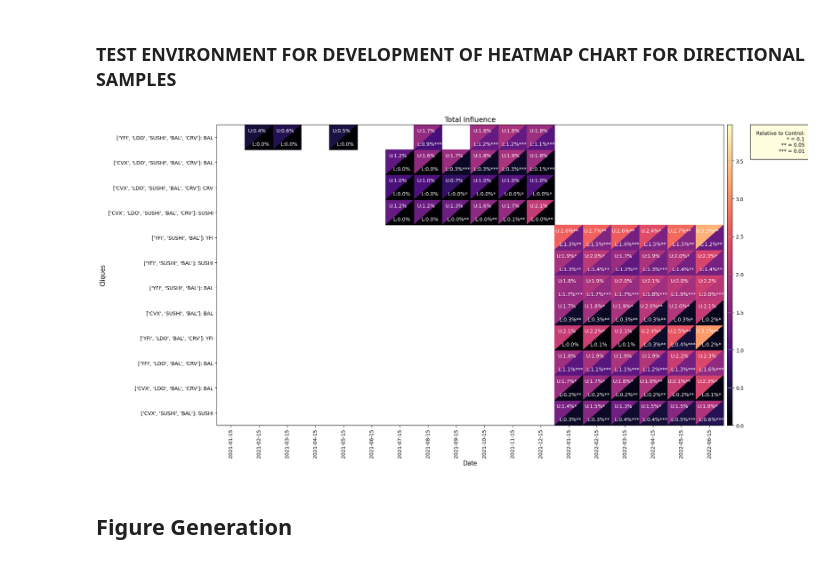
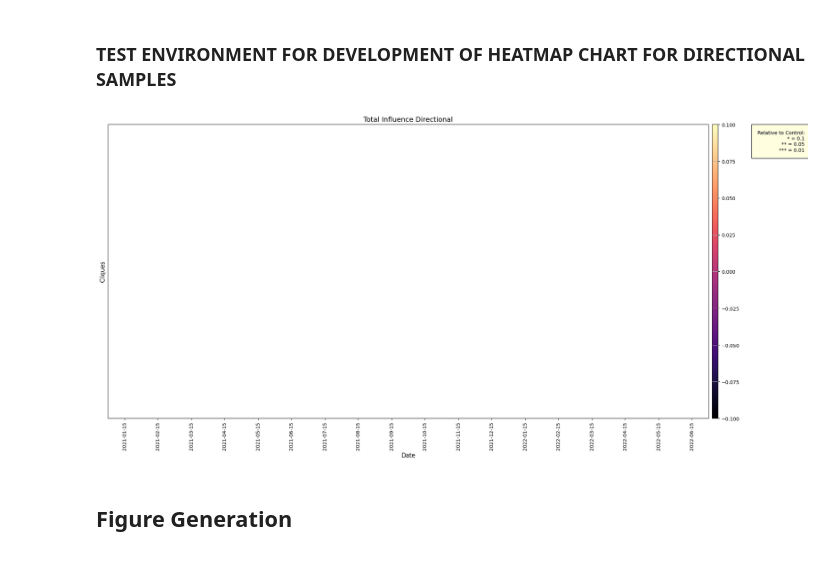
Before and after one commit to xm3van/research-project-erc20-governance, a Jupyter notebook: notebooks/clique_analysis_visualisation_directional.ipynb, the cells around one changed output. Saved outputs shown, nothing was run; the diff lists cells and outputs as text; code cells hidden in the pictures.

```diff
--- a/notebooks/clique_analysis_visualisation_directional.ipynb
+++ b/notebooks/clique_analysis_visualisation_directional.ipynb
@@ -54,20 +32,20 @@ fc_dict
 import pickle
 
 # Specify the path to the file containing the saved cliques data
-clique_data_path = '../data/cliques_data_class.pkl'
+clique_data_path = '../output/cliques/metrics/cliques_data_5e-06.pkl'
 clique_data = CliquesData(clique_data_path)
-
 
 # Use the metric_names attribute from CliquesData
 metric_names = clique_data.metric_names
 
 # Initialize an empty dictionary to store DataFrames for each metric
 metric_dataframes = {
-        'upper_bound': {'sample': {},'control': {},'pvalues': {}, 'sample_directional':{}, 'control_directional':{}, 'pvalues_directional':{}}, # change to adjust nomencalture to we upper to weak
-        'lower_bound': {'sample': {},'control': {},'pvalues': {}, 'sample_directional':{}, 'control_directional':{}, 'pvalues_directional':{}} # change to adjust nomencalture to we lower to strong
+        'weak_estimate': {'sample': {},'sample_population': {},'pvalues': {}, 'sample_directional':{}, 'sample_population_directional':{}, 'pvalues_directional':{}}, # change to adjust nomencalture to we upper to weak
+        'strong_estimate': {'sample': {},'sample_population': {},'pvalues': {}, 'sample_directional':{}, 'sample_population_directional':{}, 'pvalues_directional':{}} # change to adjust nomencalture to we lower to strong
     }
+
 # Create DataFrames for each metric
-for method in ['upper_bound', 'lower_bound']:
-    for group in ['sample', 'control', 'pvalues', 'sample_directional', 'control_directional', 'pvalues_directional']:
+for method in ['weak_estimate', 'strong_estimate']:
+    for group in ['sample', 'sample_population', 'pvalues', 'sample_directional', 'sample_population_directional','pvalues_directional' ]:
         for metric_name in metric_names:
             metric_dataframes[method][group][metric_name] = clique_data.get_metric_data(method, group, metric_name)
@@ -89,17 +84,17 @@ def plot_heatmap_chart_directional(metric_dataframes, metric_name, pct=True, log
         unit = ''
 
     if log:
-        df_u = np.log10(metric_dataframes['upper_bound']['sample_directional'][metric_name]) * multiplier
-        df_l = np.log10(metric_dataframes['lower_bound']['sample_directional'][metric_name]) * multiplier
+        df_u = np.log10(metric_dataframes['weak_estimate']['sample_directional'][metric_name]) * multiplier
+        df_l = np.log10(metric_dataframes['strong_estimate']['sample_directional'][metric_name]) * multiplier
     else:
-        df_u = metric_dataframes['upper_bound']['sample_directional'][metric_name] * multiplier
-        df_l = metric_dataframes['lower_bound']['sample_directional'][metric_name] * multiplier
+        df_u = metric_dataframes['weak_estimate']['sample_directional'][metric_name] * multiplier
+        df_l = metric_dataframes['strong_estimate']['sample_directional'][metric_name] * multiplier
 
-    df_pv_u = metric_dataframes['upper_bound']['pvalues_directional'][metric_name]
-    df_pv_l = metric_dataframes['lower_bound']['pvalues_directional'][metric_name]
+    df_pv_u = metric_dataframes['weak_estimate']['pvalues_directional'][metric_name]
+    df_pv_l = metric_dataframes['strong_estimate']['pvalues_directional'][metric_name]
 
     # Reindex
-    df_index = metric_dataframes['upper_bound']['sample_directional'][metric_name]
+    df_index = metric_dataframes['weak_estimate']['sample_directional'][metric_name]
 
     # Find the index of the first occurrence (value > 1) in each column (snapshot)
     first_occurrence_indices = (df_index.T > 0).idxmax()
@@ -192,35 +187,35 @@ def plot_heatmap_chart_directional(metric_dataframes, metric_name, pct=True, log
     divider = make_axes_locatable(ax)
     cax = divider.append_axes("right", size="1%", pad=0.1)
     cbar = plt.colorbar(ScalarMappable(norm=norm, cmap=cmap), cax=cax, orientation='vertical')
 
     # Significance box
     plt.text(1.16, 0.98, 'Relative to Control:\n* = 0.1\n** = 0.05\n*** = 0.01',
              transform=ax.transAxes, fontsize=FONT_SIZE_TEXT,
              verticalalignment='top', horizontalalignment='right',
              bbox=dict(facecolor='lightyellow', alpha=1, pad=12))
 
     ax.set_xlim(0, len(df_u.columns))
     ax.set_ylim(0, len(df_u.index))
     ax.set_xlabel('Date', size=FONT_SIZE_LABEL)
     ax.set_ylabel('Cliques', size=FONT_SIZE_LABEL)
     ax.set_title(f'{metric_name.replace("_", " ").title()}', size=FONT_SIZE_TITLE)
     ax.set_xticks(np.arange(len(df_u.columns)) + 0.5)
     ax.set_xticklabels(df_u.columns, rotation=90, ha='center', size=FONT_SIZE_TEXT)
     ax.set_yticks(np.arange(len(df_u.index)) + 0.5)
     ax.set_yticklabels(df_u.index, size=FONT_SIZE_TEXT)
     plt.grid(True)
     plt.tight_layout()
 
     if save:
         plt.savefig(f"{output_path}/{metric_name}_clique.png", bbox_inches='tight')
 
     if show:
         plt.show()
 
 # Example usage
-plot_heatmap_chart_directional(metric_dataframes, metric_name='total_influence', pct=True, log=False, output_path="../output/links/", save=False, show=True)
+plot_heatmap_chart_directional(metric_dataframes, metric_name='total_influence_directional', pct=True, log=False, output_path="../output/links/", save=False, show=True)
 # %% [output]
-[figure, old version]
+[figure, new version]
 # %% [markdown]
 ## Figure Generation
 # %% [markdown]
```
Also changed, not shown: parts of 3 cells of this notebook, 58 other files.
